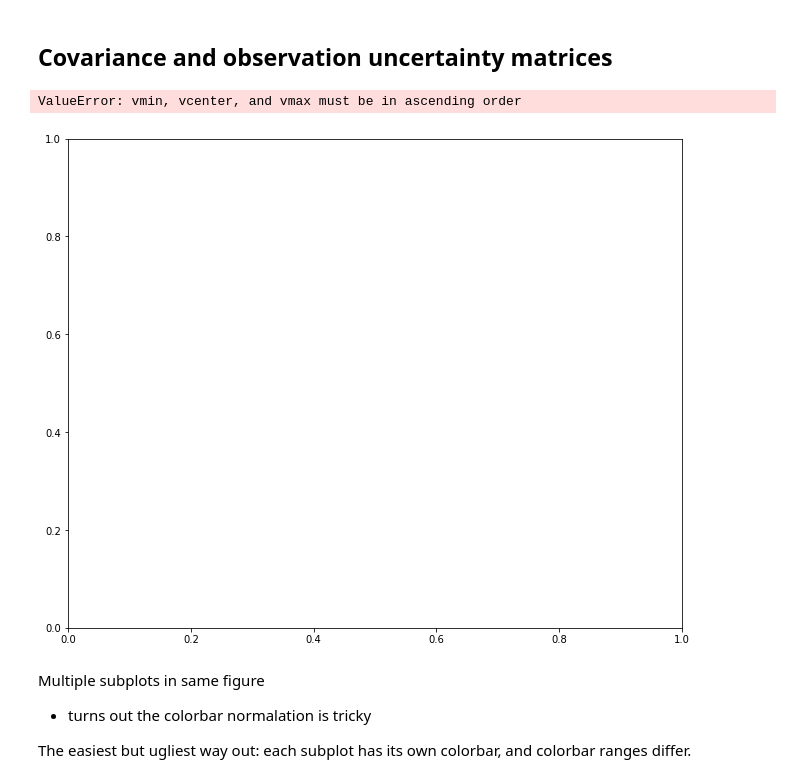
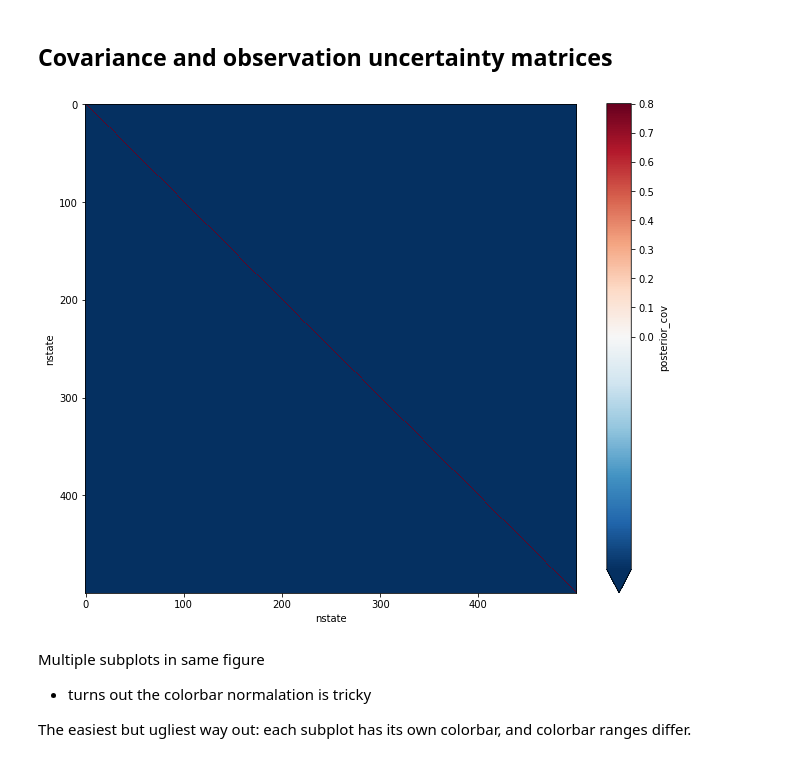
Before and after one commit to AkiTsuruta/MI-AIM, a Jupyter notebook: kf_plots.ipynb, the cells around one changed output. Cells and saved outputs as stored; diff of their text form; code cells hidden in the pictures.

```diff
--- a/kf_plots.ipynb
+++ b/kf_plots.ipynb
@@ -9,9 +9,9 @@ tw_s = [10, 10, 10, 10, 20, 20] # time window lengths in the simulated data
 tw = tw_s[s]
 
 
-#--------------------------------------------------
-# Read data produced with different settings of kf
-#--------------------------------------------------
+#----------------------------------------------------------------------------------
+# Read data from different simulations into list according to invm & useKG settings
+#----------------------------------------------------------------------------------
 
 np_t = [] # list for outputs with settings. invm = numpy.linalg.inv, useKG = True
 np_f = [] # invm = np.linalg.inv, useKG = False
@@ -19,19 +19,18 @@ bl_t = [] # invm = block_inv, useKG = True
 bl_f = [] # invm = block_inv, useKG = False
 
 
-
-for i in range(6): # read data from simulations
-
-    np_t.append(xr.open_mfdataset(f"simulated_data/simulation_0{i}/out_default_with_kf/*.nc",
+#loop through simulations, read all but matrices from the data
+for i in range(6):
+    np_t.append(xr.open_mfdataset(f"simulated_data/simulation_0{i}/out1_default_with_kf/*.nc",
                                     concat_dim='time2',combine='nested', drop_variables=["prior_cov", "posterior_cov", "obs_unc"]))
 
-    bl_t.append(xr.open_mfdataset(f"simulated_data/simulation_0{i}/out_block_with_kf/*.nc",
+    bl_t.append(xr.open_mfdataset(f"simulated_data/simulation_0{i}/out1_block_with_kf/*.nc",
                         concat_dim='time2',combine='nested', drop_variables=["prior_cov", "posterior_cov", "obs_unc"]))
 
-    np_f.append(xr.open_mfdataset(f"simulated_data/simulation_0{i}/out_default_without_kf/*.nc",
+    np_f.append(xr.open_mfdataset(f"simulated_data/simulation_0{i}/out1_default_without_kf/*.nc",
                                     concat_dim='time2',combine='nested', drop_variables=["prior_cov", "posterior_cov", "obs_unc"]))
 
-    bl_f.append(xr.open_mfdataset(f"simulated_data/simulation_0{i}/out_block_without_kf/*.nc",
+    bl_f.append(xr.open_mfdataset(f"simulated_data/simulation_0{i}/out1_block_without_kf/*.nc",
                                     concat_dim='time2',combine='nested', drop_variables=["prior_cov", "posterior_cov", "obs_unc"]))
 
 #------------------------------------------------------------------------------
@@ -186,16 +241,15 @@ Covariance and observation uncertainty matrices
 # %%
 M = A_np[4]
 
 qlower = np.quantile(M, 0.01)
 qupper = np.quantile(M, 0.99)
 
 fig, ax = plt.subplots(figsize = (11,9))
-norm = colors.TwoSlopeNorm(vmin = min(0,qlower), vcenter = 0, vmax = qupper)
+norm = colors.TwoSlopeNorm(vmin = min(0,qlower), vcenter = 0, vmax = max(0.8,qupper))
 M.plot.imshow(ax=ax, yincrease = False, norm = norm)
 plt.show()
 # %% [output]
-ValueError: vmin, vcenter, and vmax must be in ascending order
-[figure, old version]
+[figure, new version]
 # %% [markdown]
 
 Multiple subplots in same figure
```
Also changed, not shown: parts of 12 cells of this notebook, 3 other files.
